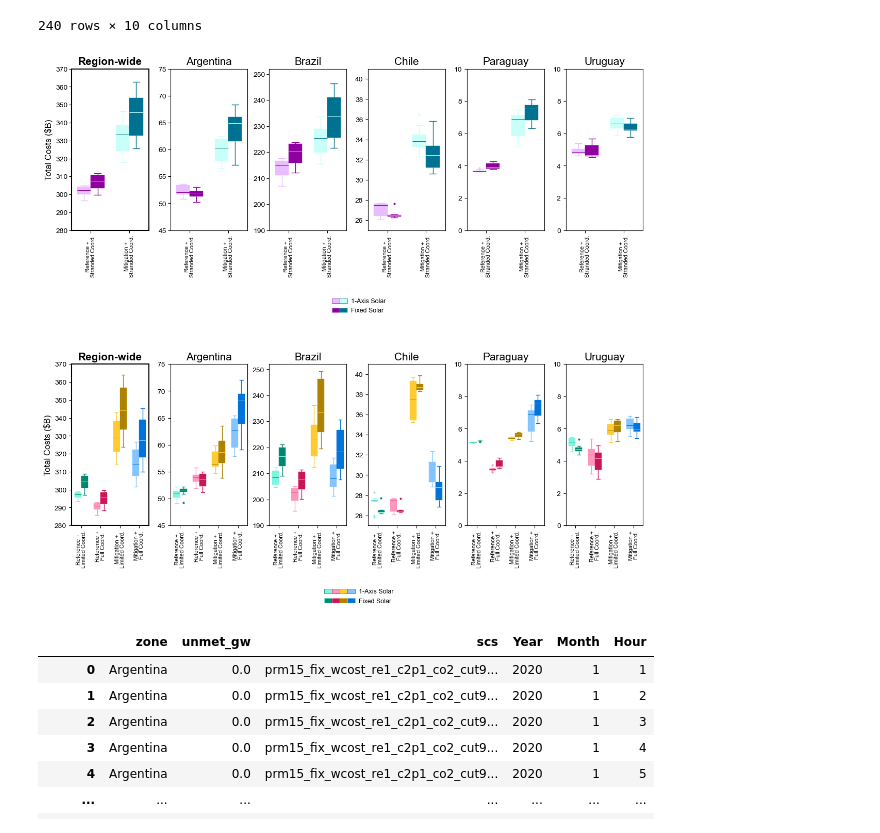
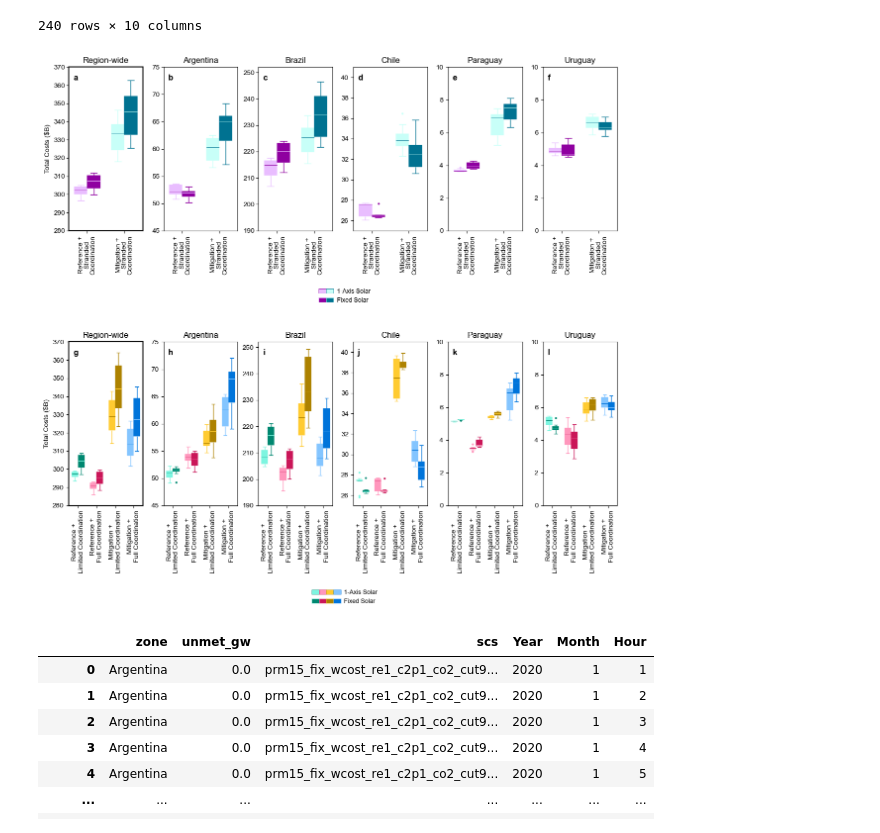
Before and after one commit to LamontagneLab/wessel_et_al_mercosur_2025, a Jupyter notebook: data_inputs_scripts/stranded_coord_appendix/data_processing_and_figures.ipynb, the cells around one changed output. Cells and saved outputs as stored; diff of their text form; code cells hidden in the pictures.

```diff
--- a/data_inputs_scripts/stranded_coord_appendix/data_processing_and_figures.ipynb
+++ b/data_inputs_scripts/stranded_coord_appendix/data_processing_and_figures.ipynb
@@ -672,7 +672,8 @@ cost_label = 'Total Costs ($B)'
 ylims = [(280,370),(45,75),(190,252),(25,41),(0,10),(0,10)]
 
 fig = plt.figure(constrained_layout=False, figsize = (14.3,11.5))
-gs = fig.add_gridspec(2,6, width_ratios=[1,1,1,1,1,1], height_ratios = [1,1], wspace=0.28, hspace=0.83)
+gs = fig.add_gridspec(2,6, width_ratios=[1,1,1,1,1,1], height_ratios = [1,1], wspace=0.28, hspace=0.68)
+lb1, lb2 = ['a','b','c','d','e','f'], ['g','h','i','j','k','l']
 
 # plot capacities
 for j in range(len(panels)):
@@ -701,22 +702,22 @@ for j in range(len(panels)):
         median_lines = [line for line in ax.get_lines() if line.get_label() == '_median_']
         for k, line in enumerate(median_lines):
             line.set_color(med_colours[k])
-    ax.set_title(panels[j],fontsize=15)
-    if j==0:
-        ax.set_title(panels[j],fontsize=15,fontweight='bold')
+    ax.set_title(panels[j],fontsize=12)
     if j==0:
         [x.set_linewidth(1.5) for x in ax.spines.values()]
-        ax.set_ylabel(cost_label,fontsize=12)
+        ax.set_ylabel(cost_label,fontsize=10)
     else:
         ax.set_ylabel('')
 
-    ax.set_xticklabels(['Reference +\nStranded Coord.',
-                        'Mitigation +\nStranded Coord.'],
-                        fontsize=8,rotation=90,linespacing=1)
+    ax.set_xticklabels(['Reference +\nStranded\nCoordination',
+                        'Mitigation +\nStranded\nCoordination'],
+                        fontsize=10,rotation=90,linespacing=1)
     if j<3:
         ax.tick_params(axis='y',pad=2)
     ax.set_xlabel('')
     ax.set_ylim(ylims[j])
+    ax.annotate(lb1[j],(0.06,0.92),xycoords='axes fraction', ha='left',fontsize=12,fontweight='bold', annotation_clip=False)
+
 pa1 = Patch(facecolor=my_colours[0], edgecolor=med_colours[0],linewidth=0.5)
 pa2 = Patch(facecolor=my_colours[1], edgecolor=med_colours[1],linewidth=0.5)
 pb1 = Patch(facecolor=my_colours[2], edgecolor=med_colours[2],linewidth=0.5)
@@ -724,7 +725,7 @@ pb2 = Patch(facecolor=my_colours[3], edgecolor=med_colours[3],linewidth=0.5)
 ax.legend(handles=[pa1, pb1, pa2, pb2],
           labels=['', '', '1-Axis Solar', 'Fixed Solar'],
           ncol=2, handletextpad=0.5, handlelength=1.2, columnspacing=-0.5,
-          loc='center', fontsize=9,frameon=False,bbox_to_anchor=(-2.68,-0.47))
+          loc='center', fontsize=9,frameon=False,bbox_to_anchor=(-2.68,-0.4))
 
 # plot capacities
 for j in range(len(panels)):
@@ -746,42 +747,42 @@ for j in range(len(panels)):
         for k, patch in enumerate(box_patches):
             col = patch.get_facecolor()
             patch.set_edgecolor(col)
             for line in ax.lines[k * lines_per_boxplot: (k + 1) * lines_per_boxplot]:
                 line.set_color(col)
                 line.set_mfc(col)  # facecolor of fliers
                 line.set_mec(col)  # edgecolor of fliers
         median_lines = [line for line in ax.get_lines() if line.get_label() == '_median_']
         for k, line in enumerate(median_lines):
             line.set_color(med_colours80[k])
-    ax.set_title(panels[j],fontsize=15)
+    ax.set_title(panels[j],fontsize=12)
     if j==0:
-        ax.set_title(panels[j],fontsize=15,fontweight='bold')
         [x.set_linewidth(1.5) for x in ax.spines.values()]
-        ax.set_ylabel(cost_label,fontsize=12)
+        ax.set_ylabel(cost_label,fontsize=10)
     else:
         ax.set_ylabel('')
 
-    ax.set_xticklabels(['Reference +\nLimited Coord.','Reference +\nFull Coord.',
-                        'Mitigation +\nLimited Coord.','Mitigation +\nFull Coord.'],
-                        fontsize=8,rotation=90,linespacing=1)
+    ax.set_xticklabels(['Reference +\nLimited Coordination','Reference +\nFull Coordination',
+                        'Mitigation +\nLimited Coordination','Mitigation +\nFull Coordination'],
+                        fontsize=10,rotation=90)
     ax.set_xlabel('')
     ax.set_ylim(ylims[j])
+    ax.annotate(lb2[j],(0.06,0.92),xycoords='axes fraction', ha='left',fontsize=12,fontweight='bold', annotation_clip=False)
 pa1 = Patch(facecolor=my_colours80[0], edgecolor=med_colours80[0],linewidth=0.5)
 pa2 = Patch(facecolor=my_colours80[1], edgecolor=med_colours80[1],linewidth=0.5)
 pa3 = Patch(facecolor=my_colours80[2], edgecolor=med_colours80[2],linewidth=0.5)
 pa4 = Patch(facecolor=my_colours80[3], edgecolor=med_colours80[3],linewidth=0.5)
 pb1 = Patch(facecolor=my_colours80[4], edgecolor=med_colours80[4],linewidth=0.5)
 pb2 = Patch(facecolor=my_colours80[5], edgecolor=med_colours80[5],linewidth=0.5)
 pb3 = Patch(facecolor=my_colours80[6], edgecolor=med_colours80[6],linewidth=0.5)
 pb4 = Patch(facecolor=my_colours80[7], edgecolor=med_colours80[7],linewidth=0.5)
 ax.legend(handles=[pa1, pb1, pa2, pb2, pa3, pb3, pa4, pb4],
           labels=['', '', '', '', '', '', '1-Axis Solar', 'Fixed Solar'],
-          ncol=4, handletextpad=0.5, handlelength=1.2, columnspacing=-0.5,
-          loc='center', fontsize=9,frameon=False,bbox_to_anchor=(-2.68,-0.44))
+          ncol=4, handletextpad=0.5, handlelength=1.2, columnspacing=-0.54,
+          loc='center', fontsize=9,frameon=False,bbox_to_anchor=(-2.68,-0.56))
 fig.savefig('figure_S18.png', bbox_inches='tight', dpi=600)
 plt.show()
 # %% [output]
-[figure, old version]
+[figure, new version]
 # %%
 load_bal = pd.read_csv(respath+scs[0]+'/results/load_balance.csv')
 load_bal.timepoint = load_bal.timepoint.astype(str)
```
Also changed, not shown: parts of 5 cells of this notebook, 2 other files.
